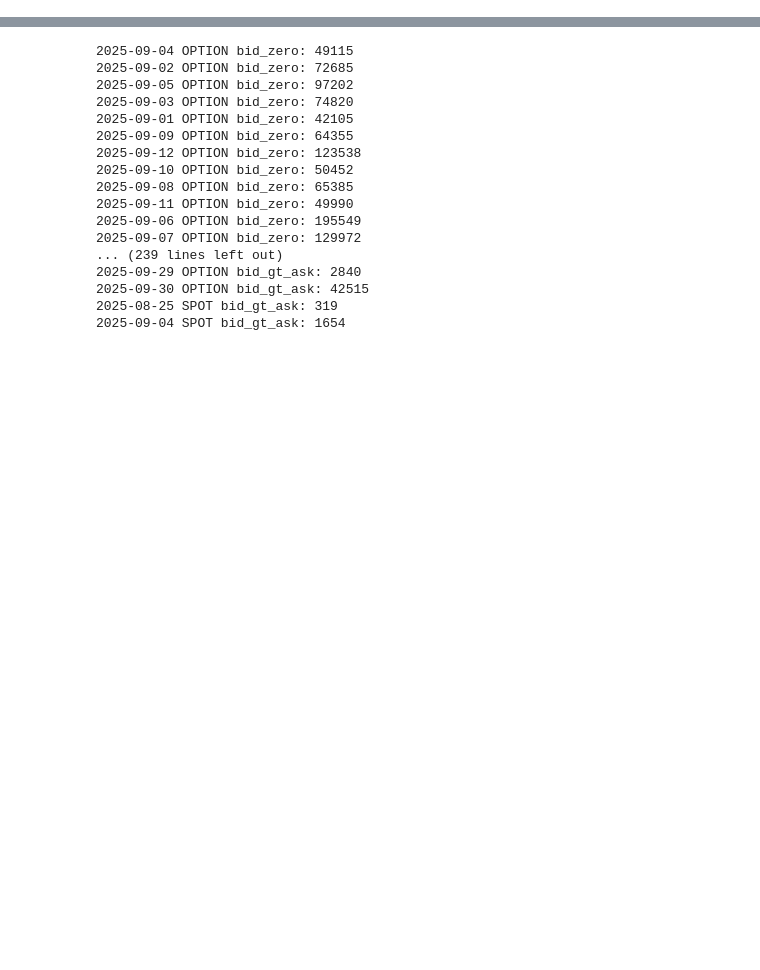
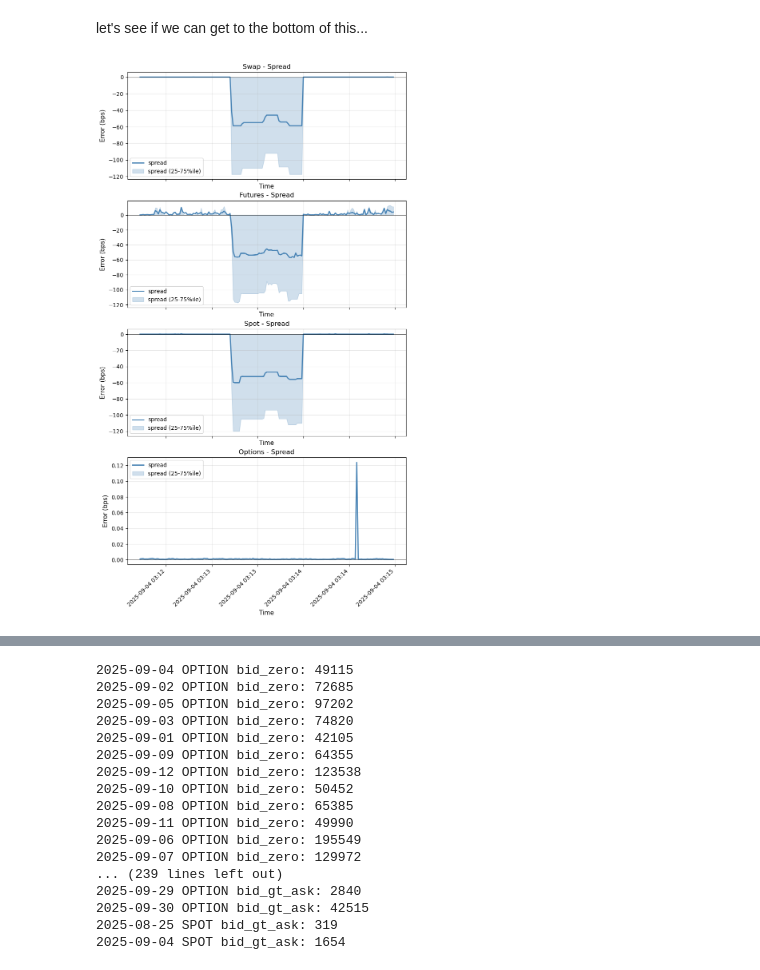
Before and after one commit to PascalAndreas/final-year-project, a Jupyter notebook: data_integrity.ipynb, the cells around one changed output, grey strips where cells are left out. Saved outputs shown, nothing was run; the diff lists cells and outputs as text; code cells hidden in the pictures; blank space fills up the shorter version.

```diff
--- a/data_integrity.ipynb
+++ b/data_integrity.ipynb
@@ -9,0 +58,2 @@ store = OrderbookStore(
+# %% [markdown]
+let's see if we can get to the bottom of this...
@@ -9,0 +92,46 @@ store = OrderbookStore(
+# %%
+def get_window(lf):
+    problems = lf.filter(pl.col('spread') < 0.0)
+    problems_df = problems.collect()
+    if problems_df.height == 0:
+        print("No problems found.")
+        return pl.LazyFrame()
+    t_min = problems_df['timeMs'].min()
+    t_max = problems_df['timeMs'].max()
+    # Add 1 minute buffer to each side
+    t_min_buf = t_min - timedelta(minutes=1)
+    t_max_buf = t_max + timedelta(minutes=1)
+    return t_min_buf, t_max_buf
+
+def investigate(lf):
+    problems = lf.filter(pl.col('spread') < 0.0)
+    problems_df = problems.collect()
+    if problems_df.height == 0:
+        print("No problems found.")
+        return pl.LazyFrame()
+    t_min = problems_df['timeMs'].min()
+    t_max = problems_df['timeMs'].max()
+    # Add 1 minute buffer to each side
+    t_min_buf = t_min - timedelta(minutes=1)
+    t_max_buf = t_max + timedelta(minutes=1)
+    filtered = lf.filter((pl.col('timeMs') >= t_min_buf) & (pl.col('timeMs') <= t_max_buf))
+    return filtered
+
+filtered_spot = investigate(lf_spot)
+filtered_swap = investigate(lf_swap)
+filtered_futures = investigate(lf_futures)
+t_min_buf, t_max_buf = get_window(lf_swap)
+filtered_options = lf_options.filter((pl.col('timeMs') >= t_min_buf) & (pl.col('timeMs') <= t_max_buf))
+
+fig, axs = plt.subplots(4, 1, sharex=True, figsize=(9, 16))
+plot_error_over_time(filtered_swap, 'swap', 'spread', ax=axs[0], resample_freq='1s')
+axs[0].set_title('Swap - Spread')
+plot_error_over_time(filtered_futures, 'futures', 'spread', ax=axs[1], resample_freq='1s')
+axs[1].set_title('Futures - Spread')
+plot_error_over_time(filtered_spot, 'spot', 'spread', ax=axs[2], resample_freq='1s')
+axs[2].set_title('Spot - Spread')
+plot_error_over_time(filtered_options, 'options', 'spread', ax=axs[3], resample_freq='1s')
+axs[3].set_title('Options - Spread')
+plt.show()
+# %% [output]
+[figure, added]
```
Also changed, not shown: parts of 12 cells of this notebook, 7 other files.
